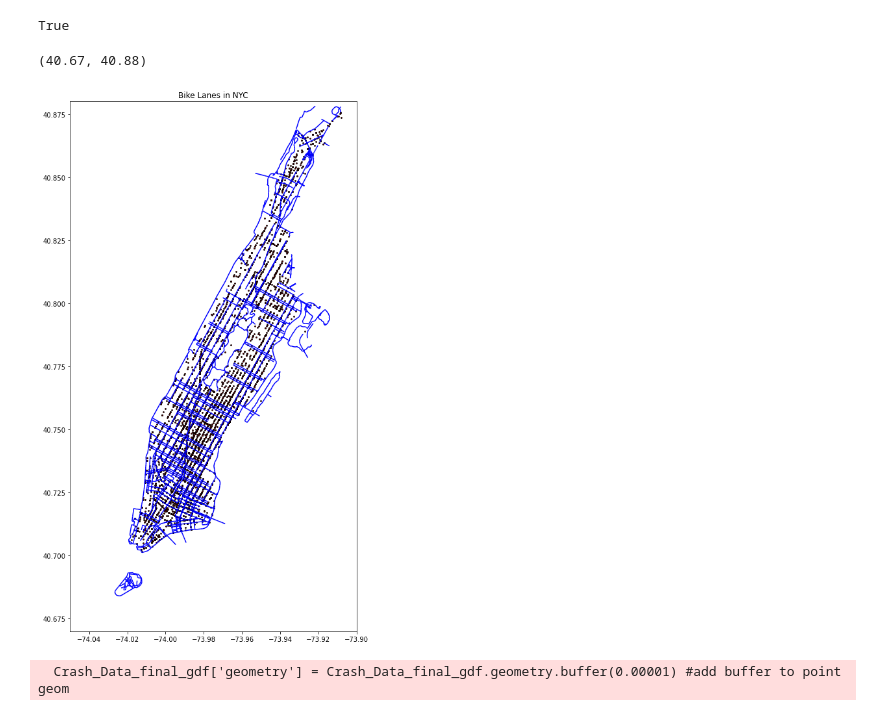
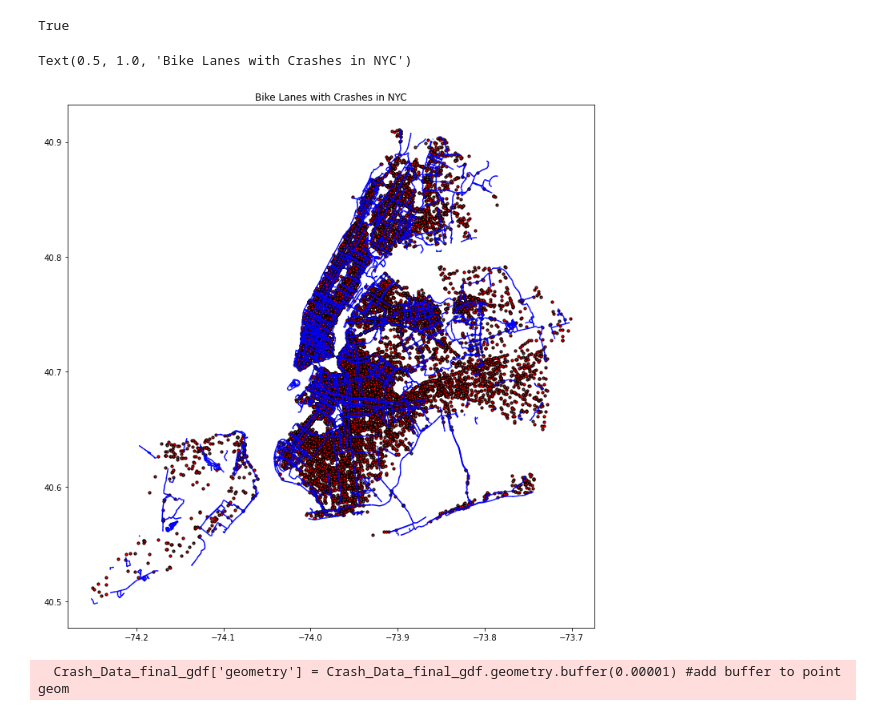
Before and after one commit to Sarang-Pramode/Analyzing_NYC_Citibike, a Jupyter notebook: Analyzing_High_Risk_Zones.ipynb, the cells around one changed output. Saved outputs shown, nothing was run; the diff lists cells and outputs as text; code cells hidden in the pictures.

```diff
--- a/Analyzing_High_Risk_Zones.ipynb
+++ b/Analyzing_High_Risk_Zones.ipynb
@@ -74,4 +75,5 @@ PICK-UP TRUCK,BICYCLE,PICK-UP TRUCK                1
 Name: vehicle_ty, Length: 274, dtype: int64
 # %%
 Crash_data_Manhatten_BiCycles_gdf = Crash_data_Manhatten_gdf[Crash_data_Manhatten_gdf['vehicle_ty'].str.contains('BICYCLE')]
+Crash_data_Complete_BiCycles_gdf = Crash_data_Complete_gdf[Crash_data_Complete_gdf['vehicle_ty'].str.contains('BICYCLE')]
 # %%
@@ -102,6 +111,14 @@ Try using .loc[row_indexer,col_indexer] = value instead
 
 See the caveats in the documentation: https://pandas.pydata.org/pandas-docs/stable/user_guide/indexing.html#returning-a-view-versus-a-copy
   super().__setitem__(key, value)
+# %%
+#convert to datetime type
+Crash_data_Complete_BiCycles_gdf['date_time'] = pd.to_datetime(Crash_data_Complete_BiCycles_gdf['date_time']).dt.date
+
+#Split columns
+Crash_data_Complete_BiCycles_gdf['day'] = pd.to_datetime(Crash_data_Complete_BiCycles_gdf['date_time']).dt.day
+Crash_data_Complete_BiCycles_gdf['month'] = pd.to_datetime(Crash_data_Complete_BiCycles_gdf['date_time']).dt.month
+Crash_data_Complete_BiCycles_gdf['year'] = pd.to_datetime(Crash_data_Complete_BiCycles_gdf['date_time']).dt.year
 # %%
 #sanity check
 Crash_data_Manhatten_BiCycles_gdf.columns
@@ -136,6 +143,7 @@ Crash_data_Manhatten_BiCycles_gdf.head()
 # Dropping rows with 'None' Geometry
 # %%
 Crash_data_Manhatten_BiCycles_gdf.drop(Crash_data_Manhatten_BiCycles_gdf[Crash_data_Manhatten_BiCycles_gdf.geometry == None].index , inplace=True)
+Crash_data_Complete_BiCycles_gdf.drop(Crash_data_Complete_BiCycles_gdf[Crash_data_Complete_BiCycles_gdf.geometry == None].index , inplace=True)
 # %% [output]
 A value is trying to be set on a copy of a slice from a DataFrame
 
@@ -181,5 +200,6 @@ Bike_lanes_gdf = Bike_lanes_gdf[Bike_lanes_Reduced_Column_List]
 # %%
-Bike_lanes_gdf = Bike_lanes_gdf[Bike_lanes_gdf['boro']==1.0]
+# UNCOMMENT FOR TESTING
+#Bike_lanes_gdf = Bike_lanes_gdf[Bike_lanes_gdf['boro']==1.0]
 # %%
 #NYC_gdf = NYC_gdf[NYC_gdf['boro_code']==1.0] #uncomment to plot only Manhatten
 # %%
@@ -205,22 +225,22 @@ True
 # %%
 
 
-fig, ax = plt.subplots(1, 1, figsize=(20, 15))
+fig, ax = plt.subplots(1, 1, figsize=(12, 12))
 #Crash Data
-Crash_Data_final_gdf['geometry'].plot(axes=ax,
+Crash_data_Complete_BiCycles_gdf['geometry'].plot(axes=ax,
     color='red',
     edgecolor='black',
-    markersize = 3
+    markersize = 10
     )
 
 #Bike Lanes
-Bike_lanes_gdf.plot(axes=ax , color='Blue', markersize=10)
-plt.title('Bike Lanes in NYC')
-plt.xlim([-74.05,-73.90])
-plt.ylim([40.67,40.88])
+Bike_lanes_gdf.plot(ax=ax , color='Blue', markersize=10)
+plt.title('Bike Lanes with Crashes in NYC')
+# plt.xlim([-74.05,-73.90])
+# plt.ylim([40.67,40.88])
 # %% [output]
-(40.67, 40.88)
+Text(0.5, 1.0, 'Bike Lanes with Crashes in NYC')
-[figure, old version]
+[figure, new version]
 # %%
 #dist = Crash_Data_final_gdf.distance(Bike_lanes_final_gdf)
 #dist.sort_values()
```
Also changed, not shown: parts of 24 cells of this notebook.
